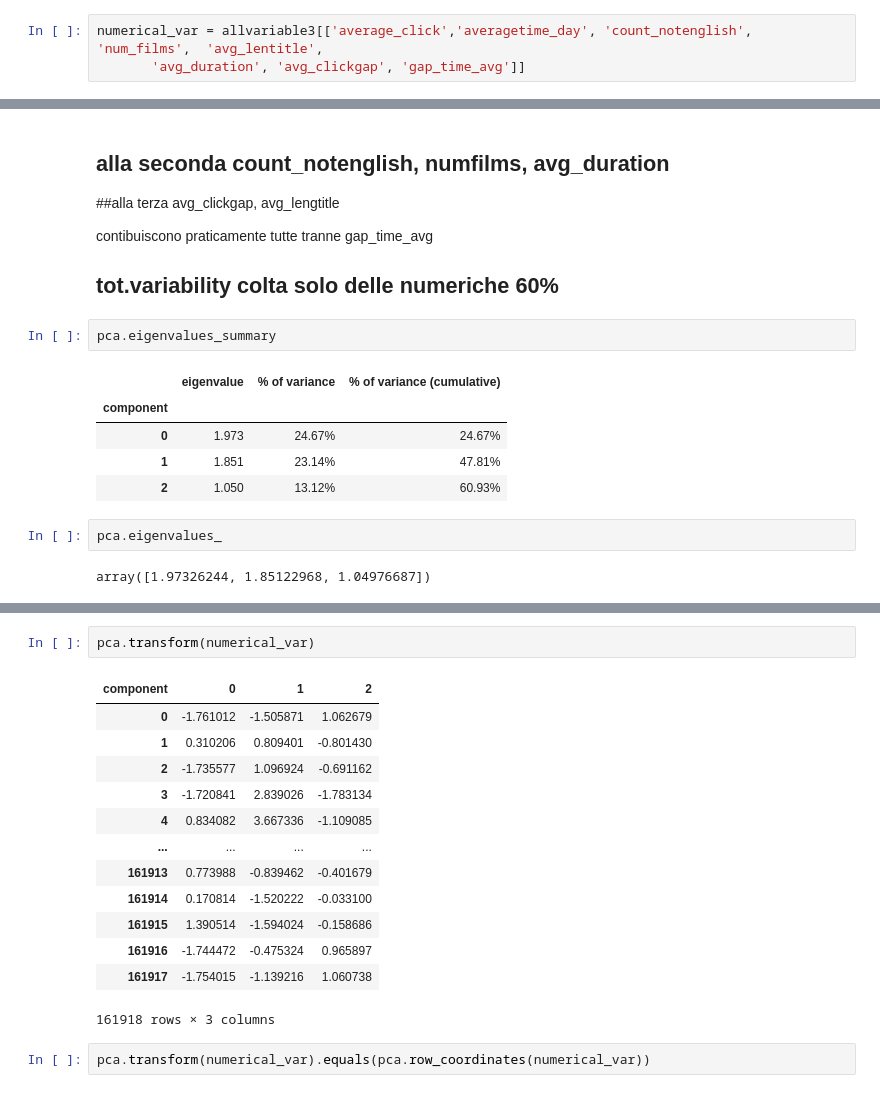
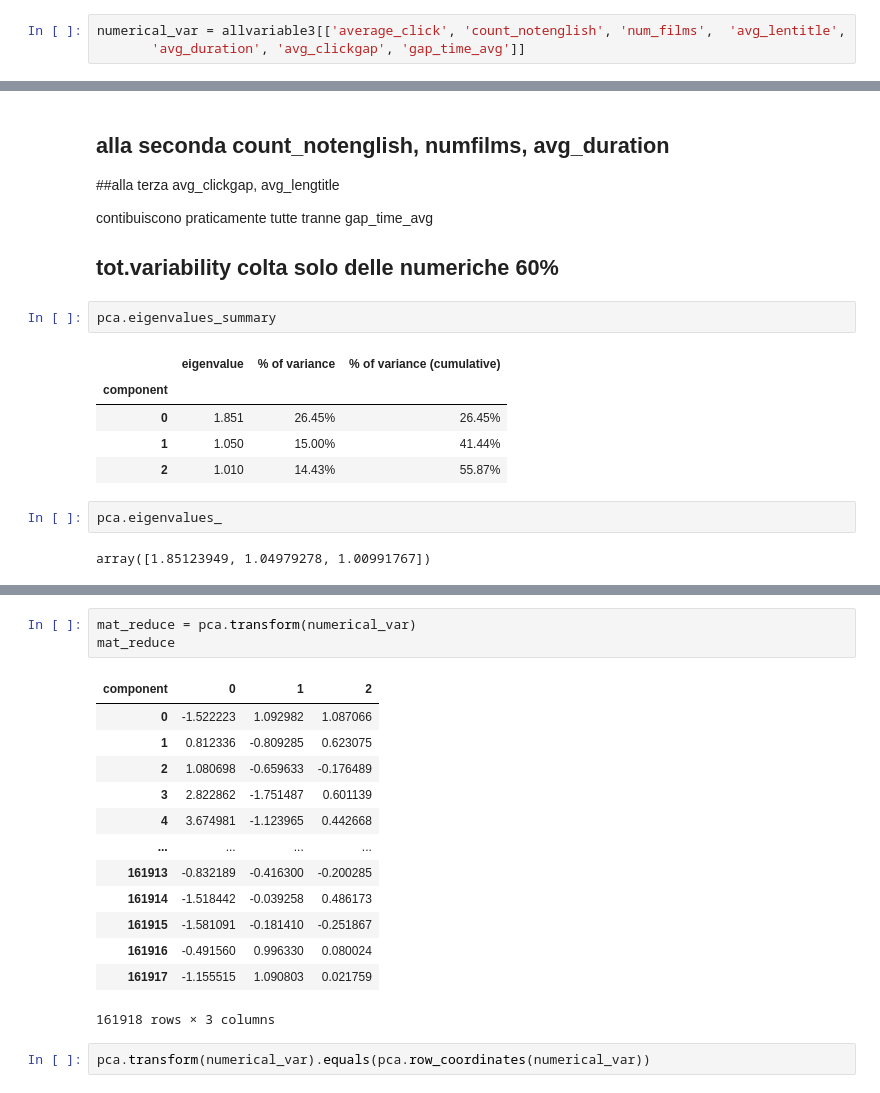
Before and after one commit to HazemTarek1080/A-Comprehensive-Analysis-of-Netflix-User-Behavior-Through-Hashing-and-Clustering-Techniques, a Jupyter notebook: main_tofinish.ipynb, the cells around one changed output, grey strips where cells are left out. Drawn from its saved outputs; the diff is of its cells as text.

```diff
--- a/main_tofinish.ipynb
+++ b/main_tofinish.ipynb
@@ -1738,7 +1698,7 @@ In the pursuit of enhancing the robustness and interpretability of our analytica
 
 While the conventional approach of one-hot encoding was excluded due to the dimensions of our dataset, we acknowledge its significance. Therefore, we will address one-hot encoding separately for categorical variables, considering its application specifically to maintain the integrity and interpretability of these features.
 # %%
-numerical_var = allvariable3[['average_click','averagetime_day', 'count_notenglish', 'num_films',  'avg_lentitle',
+numerical_var = allvariable3[['average_click', 'count_notenglish', 'num_films',  'avg_lentitle',
        'avg_duration', 'avg_clickgap', 'gap_time_avg']]
 # %%
 pca = prince.PCA(
@@ -1778,32 +1737,33 @@ pca.eigenvalues_summary
 # %% [output]
 |  | eigenvalue | % of variance | % of variance (cumulative) |
 | component |  |  |  |
-| 0 | 1.973 | 24.67% | 24.67% |
-| 1 | 1.851 | 23.14% | 47.81% |
-| 2 | 1.050 | 13.12% | 60.93% |
+| 0 | 1.851 | 26.45% | 26.45% |
+| 1 | 1.050 | 15.00% | 41.44% |
+| 2 | 1.010 | 14.43% | 55.87% |
 # %%
 pca.eigenvalues_
 # %% [output]
-array([1.97326244, 1.85122968, 1.04976687])
+array([1.85123949, 1.04979278, 1.00991767])
 # %%
 pca.scree_plot()
 # %% [output]
 [interactive output not drawn]
 # %%
-pca.transform(numerical_var)
+mat_reduce = pca.transform(numerical_var)
+mat_reduce
 # %% [output]
 | component | 0 | 1 | 2 |
-| 0 | -1.761012 | -1.505871 | 1.062679 |
-| 1 | 0.310206 | 0.809401 | -0.801430 |
-| 2 | -1.735577 | 1.096924 | -0.691162 |
-| 3 | -1.720841 | 2.839026 | -1.783134 |
-| 4 | 0.834082 | 3.667336 | -1.109085 |
+| 0 | -1.522223 | 1.092982 | 1.087066 |
+| 1 | 0.812336 | -0.809285 | 0.623075 |
+| 2 | 1.080698 | -0.659633 | -0.176489 |
+| 3 | 2.822862 | -1.751487 | 0.601139 |
+| 4 | 3.674981 | -1.123965 | 0.442668 |
 | ... | ... | ... | ... |
-| 161913 | 0.773988 | -0.839462 | -0.401679 |
-| 161914 | 0.170814 | -1.520222 | -0.033100 |
-| 161915 | 1.390514 | -1.594024 | -0.158686 |
-| 161916 | -1.744472 | -0.475324 | 0.965897 |
-| 161917 | -1.754015 | -1.139216 | 1.060738 |
+| 161913 | -0.832189 | -0.416300 | -0.200285 |
+| 161914 | -1.518442 | -0.039258 | 0.486173 |
+| 161915 | -1.581091 | -0.181410 | -0.251867 |
+| 161916 | -0.491560 | 0.996330 | 0.080024 |
+| 161917 | -1.155515 | 1.090803 | 0.021759 |
 161918 rows × 3 columns
 # %%
 pca.transform(numerical_var).equals(pca.row_coordinates(numerical_var))
```
Also changed, not shown: parts of 36 cells of this notebook.
